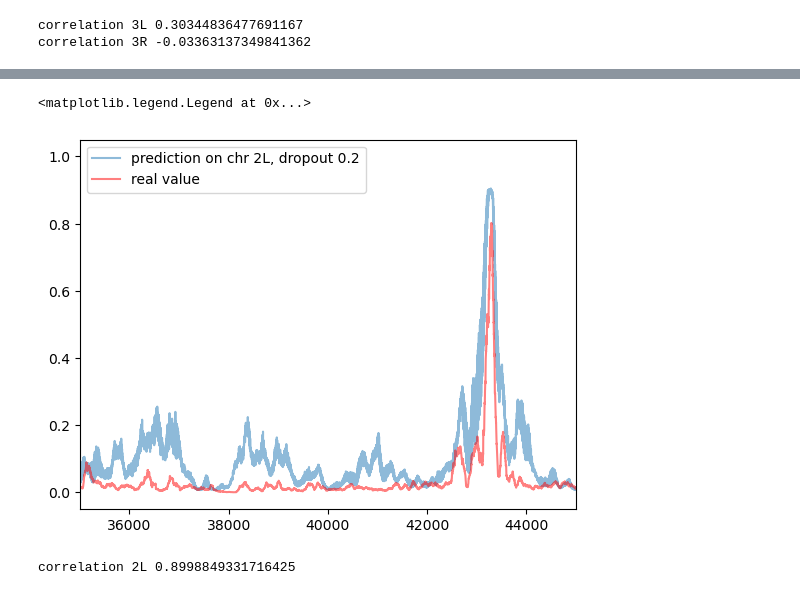
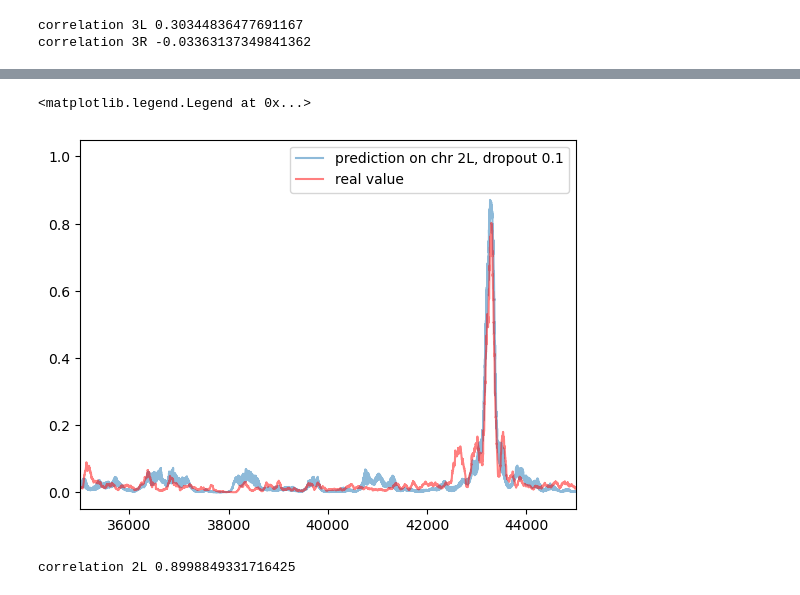
Before and after one commit to floriantilliet/mnhn_internship, a Jupyter notebook: projet1.ipynb, the cells around one changed output, grey strips where cells are left out. Drawn from its saved outputs; the diff is of its cells as text; code cells hidden in the pictures.

```diff
--- a/projet1.ipynb
+++ b/projet1.ipynb
@@ -288,9 +298,9 @@ gen = MyHbWeightedSequence(x, y, 1024, max_data=2**18)
 gen_valid = MyHbWeightedSequence(x_valid, y_valid, 1024, max_data=2**14)
 # %%
 #generates homebrew weighted values on more chr
-x=(np.load('/home/florian/projet/r6.16/seq.npz')['2L'],np.load('/home/florian/projet/r6.16/seq.npz')['2R'],np.load('/home/florian/projet/r6.16/seq.npz')['3L'])
-y=np.copy(val)[:len(x)]
+x=np.concatenate((np.load('/home/florian/projet/r6.16/seq.npz')['2L'],np.load('/home/florian/projet/r6.16/seq.npz')['2R'],np.load('/home/florian/projet/r6.16/seq.npz')['3L']))
+y=np.copy(val)[:len3L]
 x_valid=np.load('/home/florian/projet/r6.16/seq.npz')['3R']
-y_valid=np.copy(val)[len(x):len(x)+len(x_valid)]
-gen = MyHbWeightedSequence(x, y, 1024, max_data=2**22)
+y_valid=np.copy(val)[len2L+len2R+len3L:len2L+len2R+len3L+len3R]
+gen = MyHbWeightedSequence(x, y, 1024, max_data=2**20)
 gen_valid = MyHbWeightedSequence(x_valid, y_valid, 1024, max_data=2**14)
@@ -406,7 +380,7 @@ To enable them in other operations, rebuild TensorFlow with the appropriate comp
 model2.summary()
 # %%
 #training with checkpoint saving
-cp_callback = tf.keras.callbacks.ModelCheckpoint(filepath='/home/florian/projet/models/new_model/cp.cpkt',
+cp_callback = tf.keras.callbacks.ModelCheckpoint(filepath='/home/florian/projet/models/reverse_training/cp.cpkt',
                                                  save_weights_only=True,
                                                  verbose=1)
 early_stop_callback = tf.keras.callbacks.EarlyStopping()
@@ -415,8 +395,8 @@ model2.fit(gen,validation_data=gen_valid,epochs=2,verbose=1, callbacks=[cp_callb
 #training
 model2.fit(gen,validation_data=gen_valid,epochs=2,verbose=1)
 # %%
-#multiple trainings with chainging parameters
-for i in [0.1,0.2,0.3,0.4,0.5,0.6,0.7]:
+#multiple trainings with changing parameters
+for i in [0.1]:#,0.2,0.3,0.4,0.5,0.6,0.7]:
     print('initiating training with dropout = ',str(i))
     model2 = tf.keras.models.Sequential([
         tf.keras.layers.Conv1D(128, kernel_size=(6), activation='relu', input_shape=(2001,4)),
@@ -877,16 +840,0 @@ pred2L=model2.predict(X_chr2L,batch_size=1024)
-# %%
-model2 = tf.keras.models.Sequential([
-    tf.keras.layers.Conv1D(128, kernel_size=(6), activation='relu', input_shape=(2001,4)),
-    tf.keras.layers.MaxPooling1D(pool_size=(2)),
-    tf.keras.layers.Dropout(0.7),
-    tf.keras.layers.Conv1D(64, kernel_size=(12), activation='relu'),
-    tf.keras.layers.MaxPooling1D(pool_size=(2)),
-    tf.keras.layers.Dropout(0.7),
-    tf.keras.layers.Conv1D(32, kernel_size=(12), activation='relu'),
-    tf.keras.layers.Flatten(),
-    tf.keras.layers.Dense(128, activation='relu'),
-    tf.keras.layers.Dense(1, activation="sigmoid")
-    ])
-print("predicting with dropout = ",str(7))
-model2.load_weights('/home/florian/projet/models/new_model_dropout{}/cp.cpkt'.format(str(0.7)))
-pred2L2=model2.predict(X_chr2L,batch_size=1024)
@@ -896,11 +841,11 @@ predicting with dropout =  7
 # %%
-plt.plot(pred2L,alpha=0.5,label="prediction on chr 2L, dropout 0.2")
+plt.plot(pred2L2,alpha=0.5,label="prediction on chr 2L, dropout 0.1")
 plt.plot(Y_chr2L,alpha=0.5,label="real value",color="red")
 plt.xlim((35000, 45_000))
 plt.legend()
 # %% [output]
 <matplotlib.legend.Legend at 0x...>
-[figure, old version]
+[figure, new version]
 # %%
 print("correlation 2L", str(np.corrcoef(Y_chr2L.ravel(),pred2L.ravel())[0][1]))
 # %% [output]
```
Also changed, not shown: parts of 27 cells of this notebook, 1 other file.
